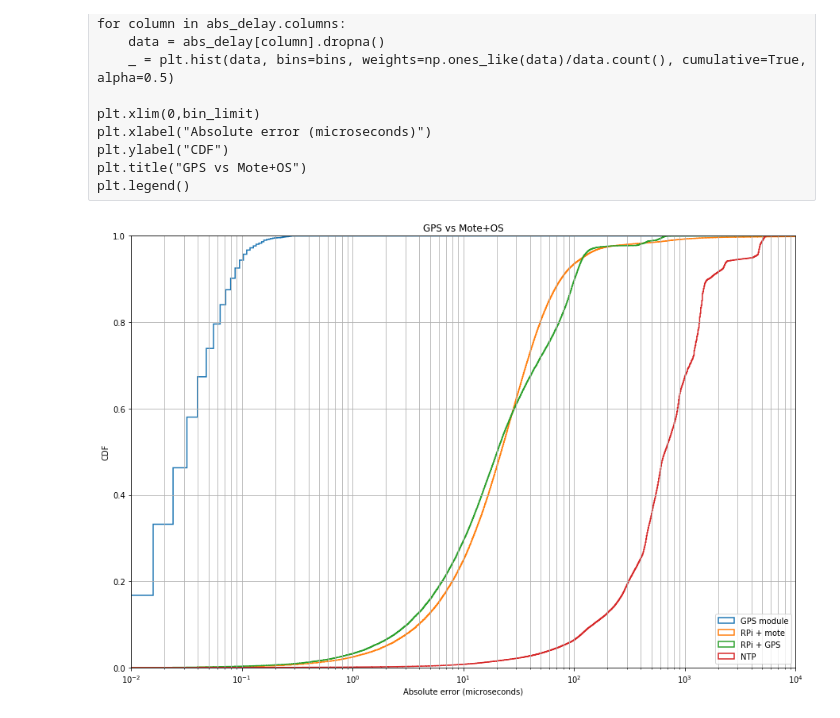
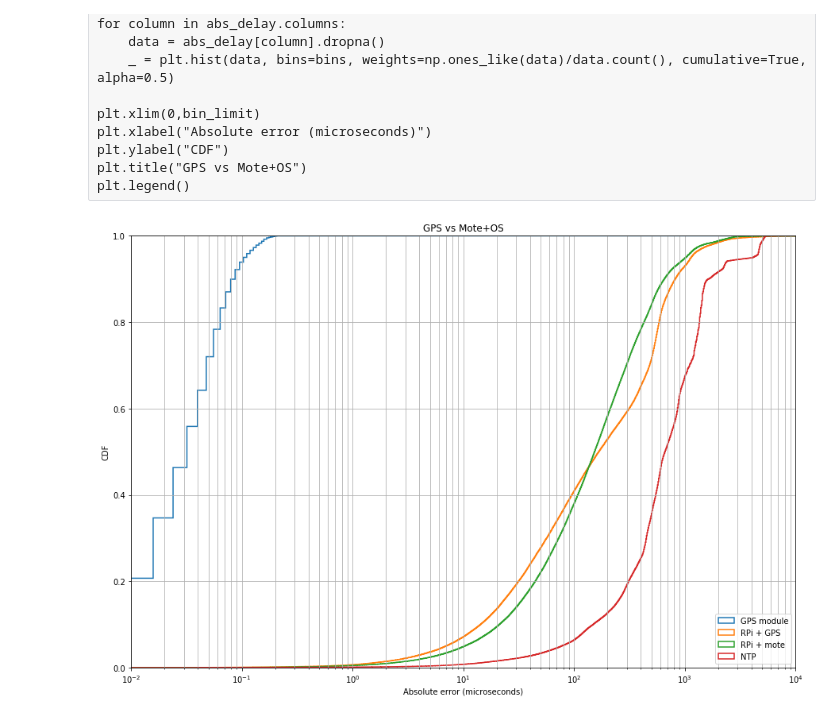
Before and after one commit to felipemoran/DataAnalyser, a Jupyter notebook: multi_df_plot.ipynb, the cells around one changed output. Saved outputs shown, nothing was run; the diff lists cells and outputs as text; code cells hidden in the pictures.

```diff
--- a/multi_df_plot.ipynb
+++ b/multi_df_plot.ipynb
@@ -6,18 +6,23 @@ import matplotlib.pyplot as plt
 import matplotlib
 
 def load_data(file_name):
-    df = pd.read_csv("Data/" + file_name + "_gologic_output-3.0.csv")
-    df.drop(['accumulated_us'], axis=1, inplace=True)
-    df.rename(columns={'delay_us': file_name}, inplace=True)
+    df = pd.read_csv("Data/" + file_name + ".csv")
+    try:
+        df.drop(['accumulated_us'], axis=1, inplace=True)
+    except:
+        pass
+    df.rename(columns={df.columns[0]: file_name}, inplace=True)
+
     df.columns
 
     return df
 
-df1 = load_data("gps_only")
-df2 = load_data("loaded_2")
-df3 = load_data("gps_soiree")
+df1 = load_data("composed_log.gps_pure")
+df2 = load_data("composed_log.gps_rpi")
+df2 = df2.iloc[0:60000]
+df3 = load_data("composed_log.mote")
 # df3 = df3.iloc[0:5000]
-df4 = load_data("ensta_pull")
+df4 = load_data("ensta_pull_gologic_output-3.0")
 
 df = pd.concat([df1, df2, df3, df4], axis=1)
 df.head()
@@ -150,40 +151,40 @@ abs_delay = abs(df)
 
 step = 10
 # bins = list(np.arange(0,bin_limit,step))
-bins = [10**x for x in np.arange(-3,4,0.005)]
+bins = [0] + [10**x for x in np.arange(-3,4,0.005)]
 
 if abs_delay.max().max() > bins[-1]:
     bins = bins + [abs_delay.max().max()/2, abs_delay.max().max()]
 
 # bins = [0,10,20,100,1000000]
 
 weights = abs_delay.div(abs_delay.sum(axis=0), axis=1)
 
 
 plt.figure(figsize=(15,10))
 plt.xscale("log")
 
 for column in abs_delay.columns:
     data = abs_delay[column].dropna()
 
     legend = {
-        "gps_only": "GPS module",
-        "loaded_2": "RPi + mote",
-        "ensta_pull": "NTP",
-        "gps_soiree": "RPi + GPS"
+        "composed_log.gps_pure": "GPS module",
+        "composed_log.mote": "RPi + mote",
+        "ensta_pull_gologic_output-3.0": "NTP",
+        "composed_log.gps_rpi": "RPi + GPS"
     }
 
     _ = plt.hist(data, bins=bins, weights=np.ones_like(data)/data.count(), cumulative=True, histtype='step', fill=False, linewidth=1.5, alpha=1, label=legend[column])
 
 # plt.xlim(50,10**4)
 # plt.ylim(0.9,1)
 plt.xlim(.01,10**4)
 plt.ylim(0,1)
 plt.xlabel("Absolute error (microseconds)")
 plt.ylabel("CDF")
 plt.title("GPS vs Mote+OS")
 plt.legend(loc='lower right')
 
 plt.grid(which="both")
 # %% [output]
-[figure, old version]
+[figure, new version]
```
Also changed, not shown: parts of 4 cells of this notebook, 4 other files.
